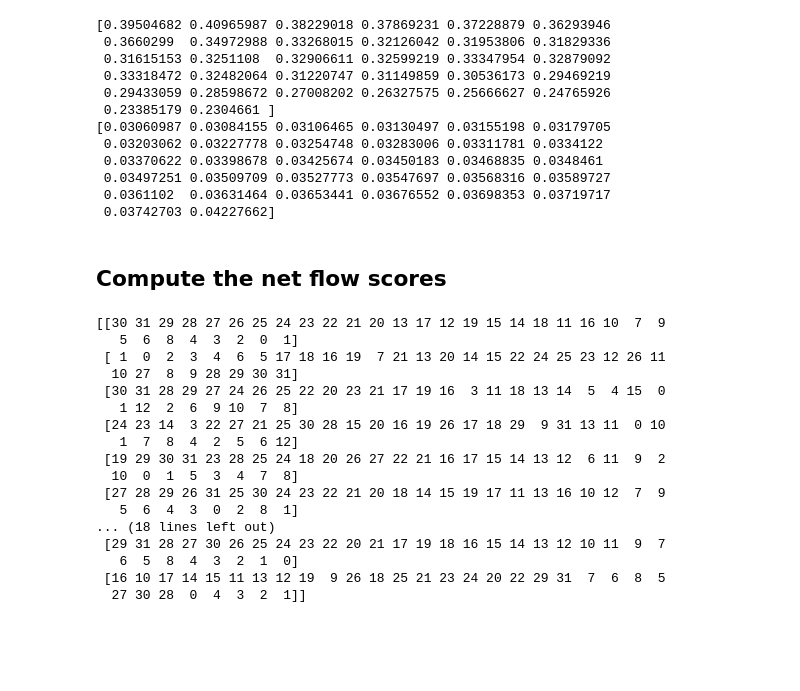
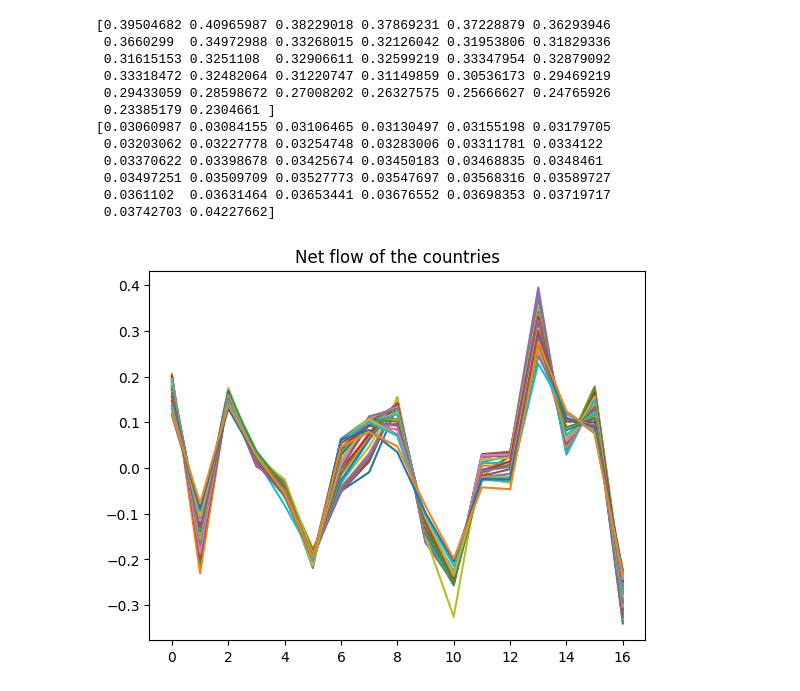
Before and after one commit to R4phou/ulb-master-thesis, a Jupyter notebook: code/src/PROM_TS.ipynb, the cells around one changed output. Cells and saved outputs as stored; diff of their text form; code cells hidden in the pictures; blank space fills up the shorter version.

Commit message:
net flow is done

```diff
--- a/code/src/PROM_TS.ipynb
+++ b/code/src/PROM_TS.ipynb
@@ -177,38 +178,38 @@ def PI_matrix(data):
     return PI_matrix
 
 PI_mat= PI_matrix(data)
-# %% [markdown]
-## Compute the net flow scores
-# %%
-def compute_ranking(PI):
-    """
-    Compute the ranking of the countries based on the PI matrix
-    - The ranking is the sum of the PI values for each row
-    Parameters:
-        PI: np.array
-    Returns:
-        np.array
-    """
-    return np.argsort(np.sum(PI, axis=1))
-
-ranking = compute_ranking(PI_mat) # Ranking of the countries based on the PI matrix
-
-print(ranking)
-# %% [output]
-[[30 31 29 28 27 26 25 24 23 22 21 20 13 17 12 19 15 14 18 11 16 10  7  9
-   5  6  8  4  3  2  0  1]
- [ 1  0  2  3  4  6  5 17 18 16 19  7 21 13 20 14 15 22 24 25 23 12 26 11
-  10 27  8  9 28 29 30 31]
- [30 31 28 29 27 24 26 25 22 20 23 21 17 19 16  3 11 18 13 14  5  4 15  0
-   1 12  2  6  9 10  7  8]
- [24 23 14  3 22 27 21 25 30 28 15 20 16 19 26 17 18 29  9 31 13 11  0 10
-   1  7  8  4  2  5  6 12]
- [19 29 30 31 23 28 25 24 18 20 26 27 22 21 16 17 15 14 13 12  6 11  9  2
-  10  0  1  5  3  4  7  8]
- [27 28 29 26 31 25 30 24 23 22 21 20 18 14 15 19 17 11 13 16 10 12  7  9
-   5  6  4  3  0  2  8  1]
-... (18 lines left out)
- [29 31 28 27 30 26 25 24 23 22 20 21 17 19 18 16 15 14 13 12 10 11  9  7
-   6  5  8  4  3  2  1  0]
- [16 10 17 14 15 11 13 12 19  9 26 18 25 21 23 24 20 22 29 31  7  6  8  5
-  27 30 28  0  4  3  2  1]]
+# %%
+def POS_PHI(PI_mat):
+    """
+        Compute the POS_PHI list, which is a list of N elements
+        Positive flow = sum columns in an horizontal way
+        POS_PHI[i] = 1/(N-1)  sum(PI_mat[i][j]) for j in range(N) # j is the column s
+    """
+    return PI_mat.sum(axis=1)/(N-1)
+
+def NEG_PHI(PI_mat):
+    """
+        Compute the NEG_PHI list, which is a list of N elements
+        Negative flow = sum rows in a vertical way
+        NEG_PHI[i] = 1/(N-1) sum(PI_mat[j][i]) for j in range(N) # j is the row
+    """
+    return PI_mat.sum(axis=0)/(N-1)
+
+POS_PHI_mat = POS_PHI(PI_mat)
+NEG_PHI_mat = NEG_PHI(PI_mat)
+
+def PHI(POS_PHI_mat, NEG_PHI_mat):
+    """
+        Compute the PHI list, which is a list of N elements
+        PHI[i] = POS_PHI[i] - NEG_PHI[i]
+    """
+    return POS_PHI_mat - NEG_PHI_mat
+
+NET_FLOW = PHI(POS_PHI_mat, NEG_PHI_mat)
+# %%
+# Plot net flows of the countries
+plt.plot(NET_FLOW)
+plt.title("Net flow of the countries")
+plt.show()
+# %% [output]
+[figure, added]
```
Also changed, not shown: parts of 2 cells of this notebook.
